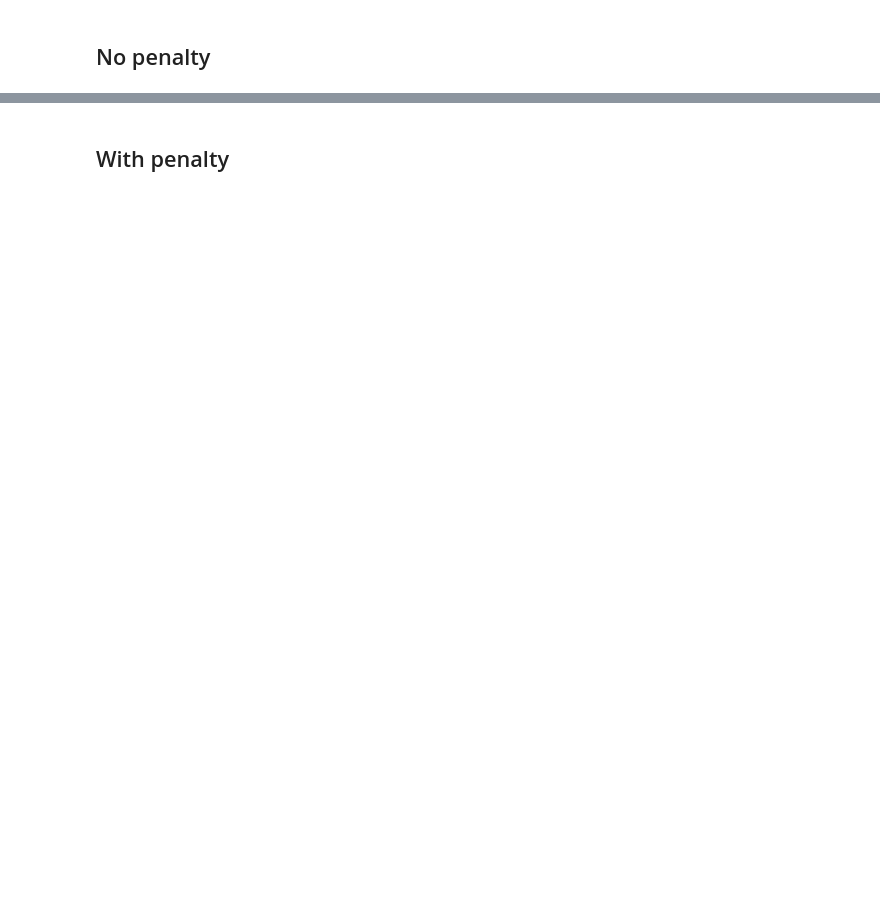
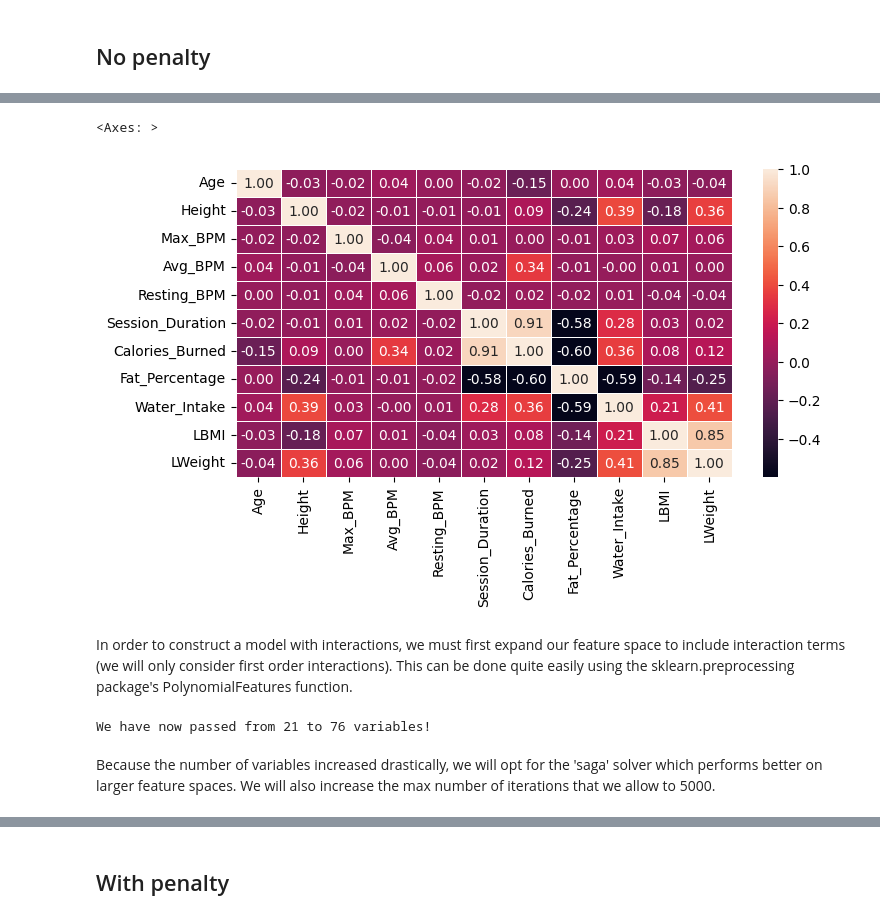
Before and after one commit to bao-do/4thY_MachineLearningProject, a Jupyter notebook: gym_python.ipynb, the cells around one changed output, grey strips where cells are left out. Drawn from its saved outputs; the diff is of its cells as text; code cells hidden in the pictures; blank space fills up the shorter version.

```diff
--- a/gym_python.ipynb
+++ b/gym_python.ipynb
@@ -88,8 +50,3 @@ Index(['Age', 'Gender', 'Weight (kg)', 'Height (m)', 'Max_BPM', 'Avg_BPM',
-# %%
-gym.columns = ['Age', 'Gender', 'Weight', 'Height', 'Max_BPM', 'Avg_BPM',
-       'Resting_BPM', 'Session_Duration', 'Calories_Burned',
-       'Workout_Type', 'Fat_Percentage', 'Water_Intake',
-       'Workout_Frequency', 'Experience_Level', 'BMI']
 # %% [markdown]
 # Preprocessing the data
 # %%
@@ -1256,0 +1232,8 @@ array([ 0.02032661, -0.0200078 , -0.00031881])
+# %%
+plt.figure(figsize = (8,4))
+sns.heatmap(corr, annot = True, fmt='.2f',linewidths=0.5)
+# %% [output]
+<Axes: >
+[figure, added]
+# %% [markdown]
+In order to construct a model with interactions, we must first expand our feature space to include interaction terms (we will only consider first order interactions). This can be done quite easily using the sklearn.preprocessing package's PolynomialFeatures function.
@@ -1256,0 +1255,6 @@ array([ 0.02032661, -0.0200078 , -0.00031881])
+# %%
+print(f"We have now passed from {X_train.shape[1]:d} to {X_train_interact.shape[1]:d} variables!")
+# %% [output]
+We have now passed from 21 to 76 variables!
+# %% [markdown]
+Because the number of variables increased drastically, we will opt for the 'saga' solver which performs better on larger feature spaces. We will also increase the max number of iterations that we allow to 5000.
```
Also changed, not shown: parts of 61 cells of this notebook.
